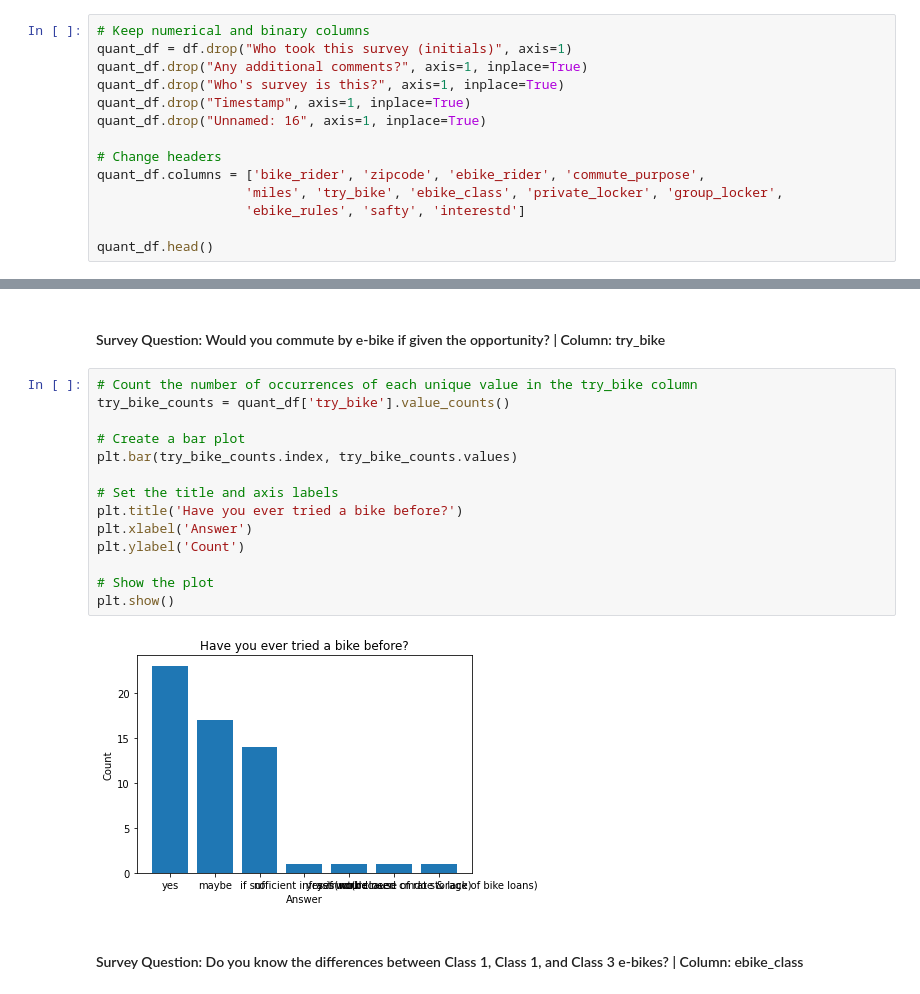
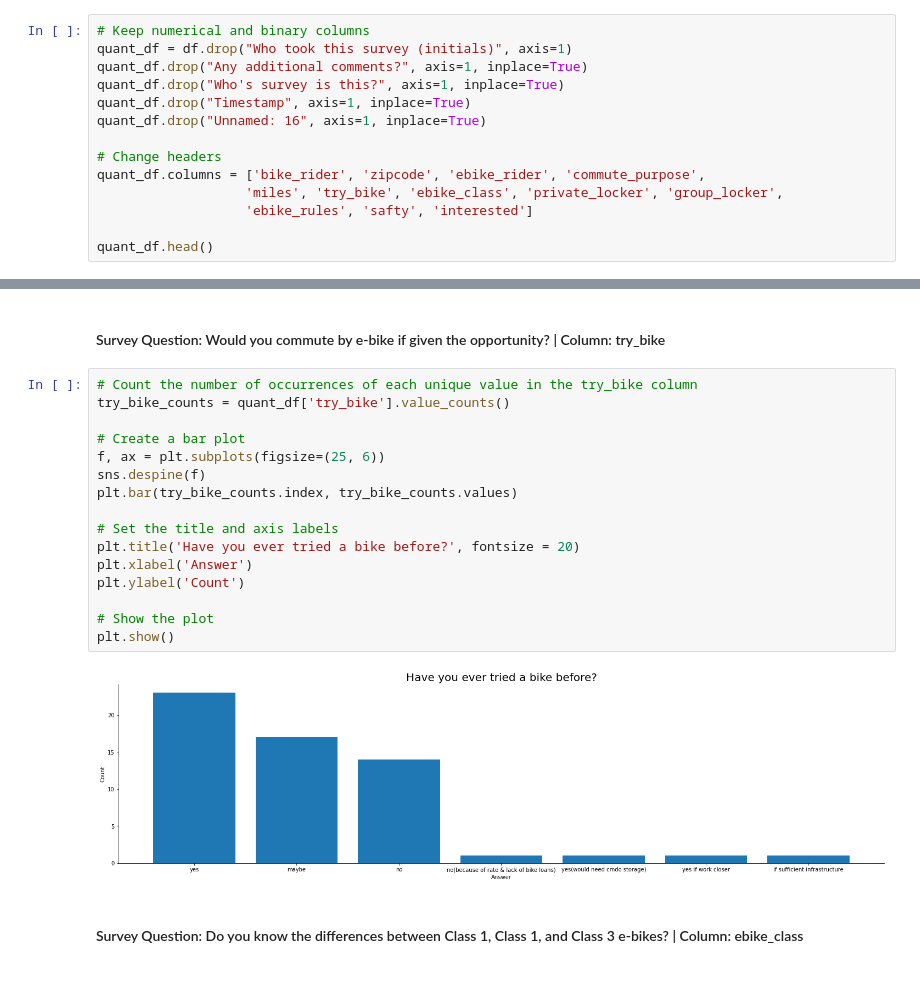
Before and after one commit to claireZHL/CCE-Data-Analysis, a Jupyter notebook: Data_Analysis_on_E_Bike_Survey_Collected_on_04_29_2023.ipynb, the cells around one changed output, grey strips where cells are left out. Drawn from its saved outputs; the diff is of its cells as text.

Commit message:
graph

```diff
--- a/Data_Analysis_on_E_Bike_Survey_Collected_on_04_29_2023.ipynb
+++ b/Data_Analysis_on_E_Bike_Survey_Collected_on_04_29_2023.ipynb
@@ -35,7 +35,7 @@ quant_df.drop("Unnamed: 16", axis=1, inplace=True)
 # Change headers
 quant_df.columns = ['bike_rider', 'zipcode', 'ebike_rider', 'commute_purpose',
                    'miles', 'try_bike', 'ebike_class', 'private_locker', 'group_locker',
-                   'ebike_rules', 'safty', 'interestd']
+                   'ebike_rules', 'safty', 'interested']
 
 quant_df.head()
 # %% [output]
@@ -210,19 +210,21 @@ plt.show()
 # %%
 # Count the number of occurrences of each unique value in the try_bike column
 try_bike_counts = quant_df['try_bike'].value_counts()
 
 # Create a bar plot
+f, ax = plt.subplots(figsize=(25, 6))
+sns.despine(f)
 plt.bar(try_bike_counts.index, try_bike_counts.values)
 
 # Set the title and axis labels
-plt.title('Have you ever tried a bike before?')
+plt.title('Have you ever tried a bike before?', fontsize = 20)
 plt.xlabel('Answer')
 plt.ylabel('Count')
 
 # Show the plot
 plt.show()
 # %% [output]
-[figure, old version]
+[figure, new version]
 # %% [markdown]
 #### Survey Question: Do you know the differences between Class 1, Class 1, and Class 3 e-bikes? | Column: ebike_class
 # %%
```
Also changed, not shown: parts of 5 cells of this notebook.
